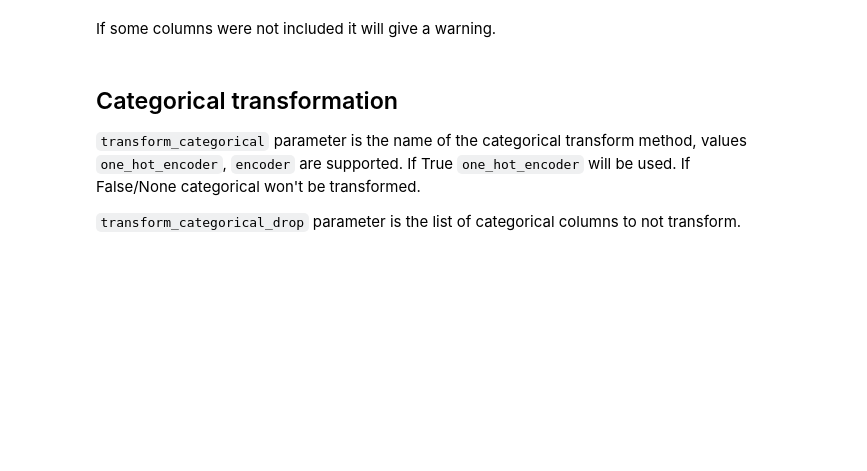
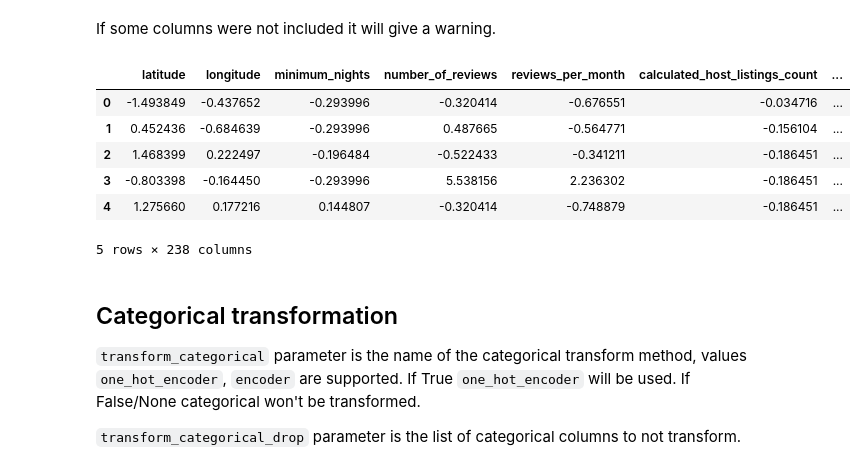
Before and after one commit to MindSetLib/Insolver, a Jupyter notebook: tutorials/Data Preprocessing Example II - New York City Airbnb.ipynb, the cells around one changed output. Cells and saved outputs as stored; diff of their text form; code cells hidden in the pictures; blank space fills up the shorter version.

```diff
--- a/tutorials/Data Preprocessing Example II - New York City Airbnb.ipynb
+++ b/tutorials/Data Preprocessing Example II - New York City Airbnb.ipynb
@@ -17,7 +18,8 @@ from insolver.feature_engineering import DataPreprocessing
 Let's load a dataset with the pd.read_csv() and create InsolverDataFrame.
 # %%
 #https://www.kaggle.com/dgomonov/new-york-city-airbnb-open-data
-dataset = InsolverDataFrame(pd.read_csv("data/AB_NYC_2019.csv"))
+download_dataset('AB_NYC_2019')
+dataset = InsolverDataFrame(pd.read_csv("datasets/AB_NYC_2019.csv"))
 dataset.head()
 # %% [output]
 |  | id | name | host_id | host_name | neighbourhood_group | neighbourhood | latitude | longitude | ... |
@@ -124,10 +156,18 @@ If some columns were not included it will give a warning.
 # %%
 new_dataset = DataPreprocessing(
     numerical_columns = ['price', 'minimum_nights', 'number_of_reviews', 'reviews_per_month',
-                         'calculated_host_listings_count', 'availability_365', 'last_review_unix']
+                         'calculated_host_listings_count', 'availability_365', 'last_review_unix'],
     categorical_columns = ['neighbourhood_group', 'neighbourhood', 'room_type']).preprocess(df = dataset, target='price')
 
 new_dataset.head()
+# %% [output]
+|  | latitude | longitude | minimum_nights | number_of_reviews | reviews_per_month | calculated_host_listings_count | ... |
+| 0 | -1.493849 | -0.437652 | -0.293996 | -0.320414 | -0.676551 | -0.034716 | ... |
+| 1 | 0.452436 | -0.684639 | -0.293996 | 0.487665 | -0.564771 | -0.156104 | ... |
+| 2 | 1.468399 | 0.222497 | -0.196484 | -0.522433 | -0.341211 | -0.186451 | ... |
+| 3 | -0.803398 | -0.164450 | -0.293996 | 5.538156 | 2.236302 | -0.186451 | ... |
+| 4 | 1.275660 | 0.177216 | 0.144807 | -0.320414 | -0.748879 | -0.186451 | ... |
+5 rows × 238 columns
 # %% [markdown]
 ## Categorical transformation
 
```
Also changed, not shown: parts of 18 cells of this notebook, 10 other files.
